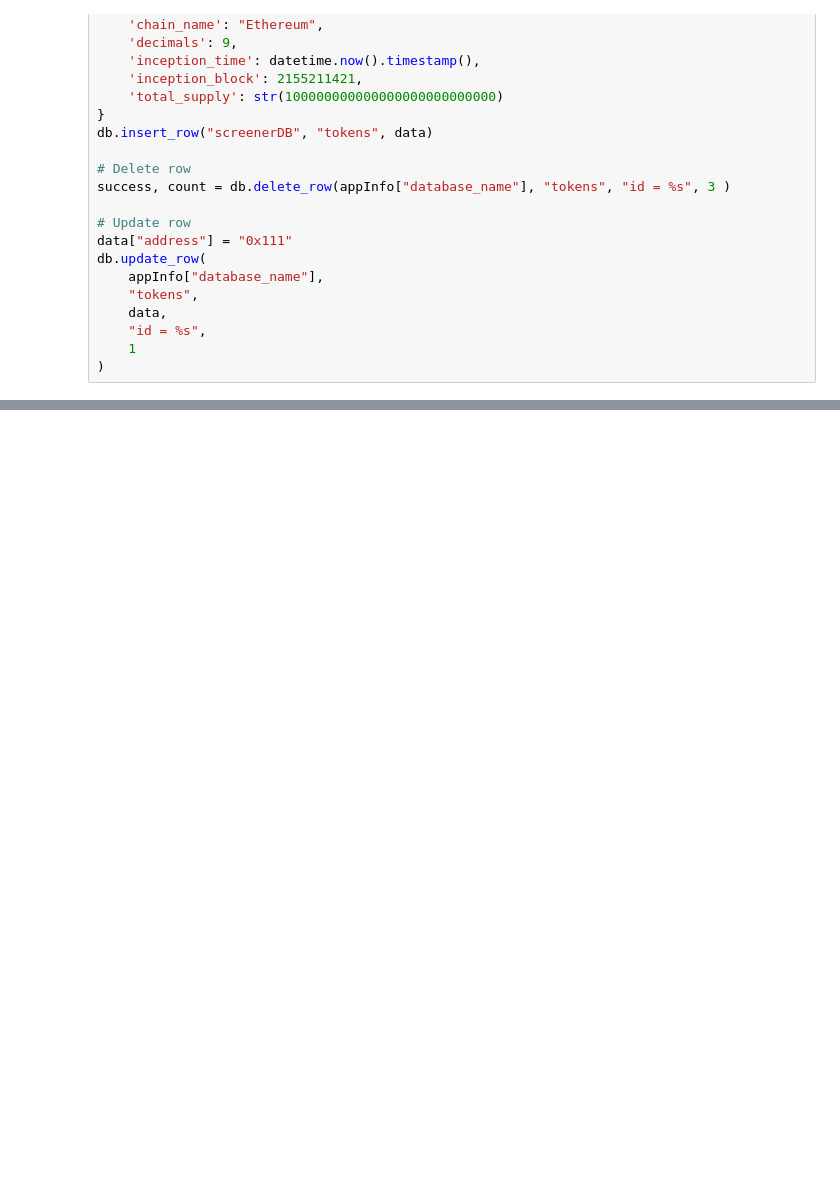
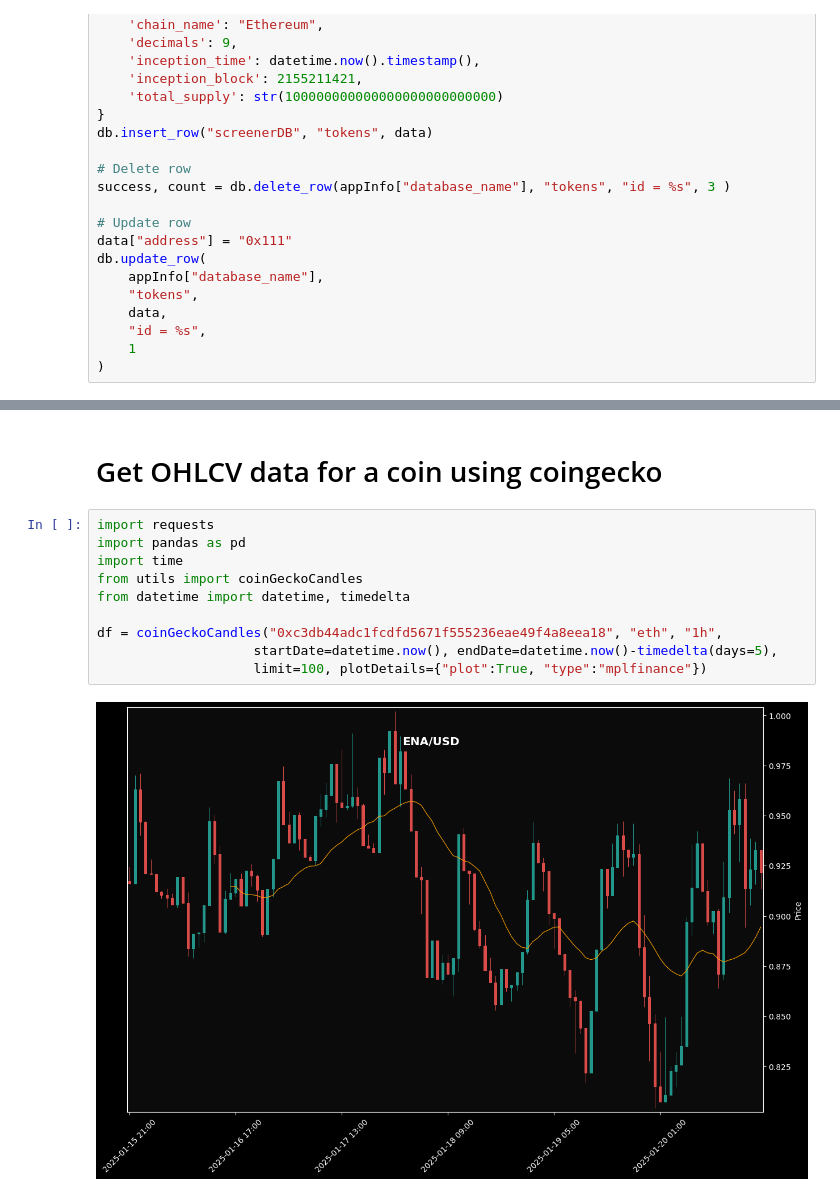
Before and after one commit to amirabbasja/intellico, a Jupyter notebook: ethScreener-RPC.ipynb, the cells around one changed output, grey strips where cells are left out. Cells and saved outputs as stored; diff of their text form; blank space fills up the shorter version.

Commit message:
Added coingecko chart fetcher

```diff
--- a/ethScreener-RPC.ipynb
+++ b/ethScreener-RPC.ipynb
@@ -789,0 +493,14 @@ Programs Involved:
+# %% [markdown]
+# Get OHLCV data for a coin using coingecko
+# %%
+import requests
+import pandas as pd
+import time
+from utils import coinGeckoCandles
+from datetime import datetime, timedelta
+
+df = coinGeckoCandles("0xc3db44adc1fcdfd5671f555236eae49f4a8eea18", "eth", "1h",
+                    startDate=datetime.now(), endDate=datetime.now()-timedelta(days=5),
+                    limit=100, plotDetails={"plot":True, "type":"mplfinance"})
+# %% [output]
+[figure, added]
```
Also changed, not shown: parts of 9 cells of this notebook, 2 other files.
